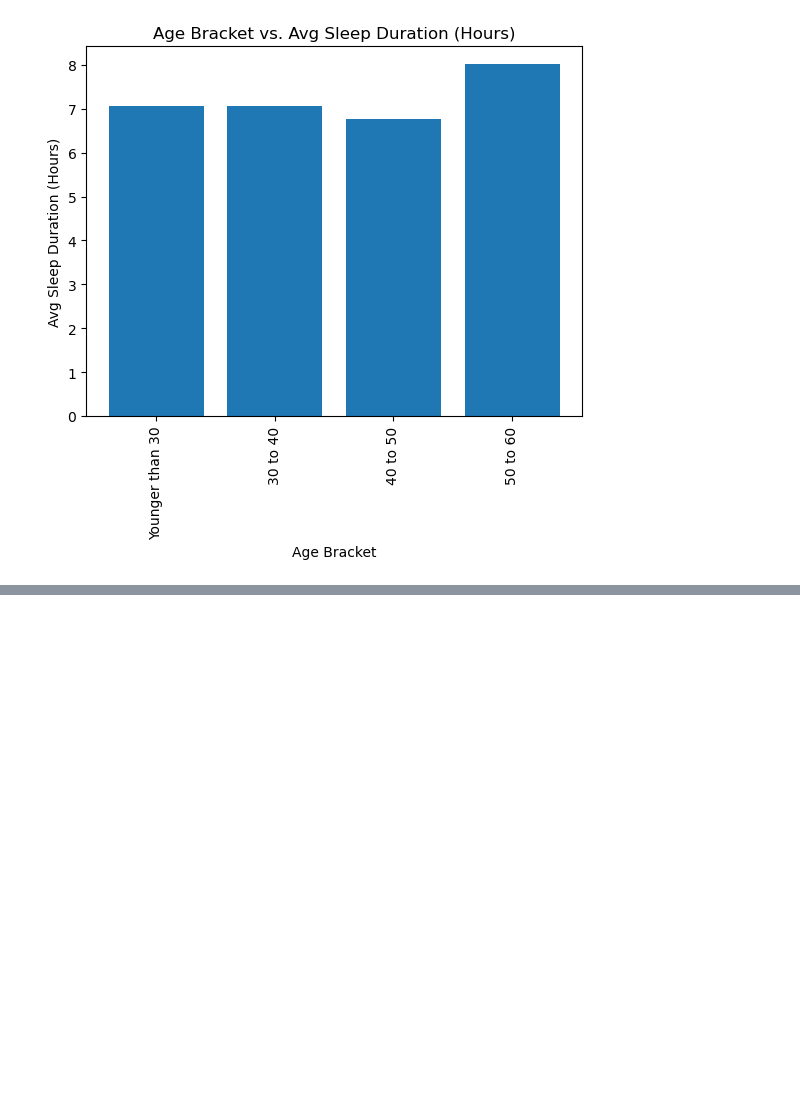
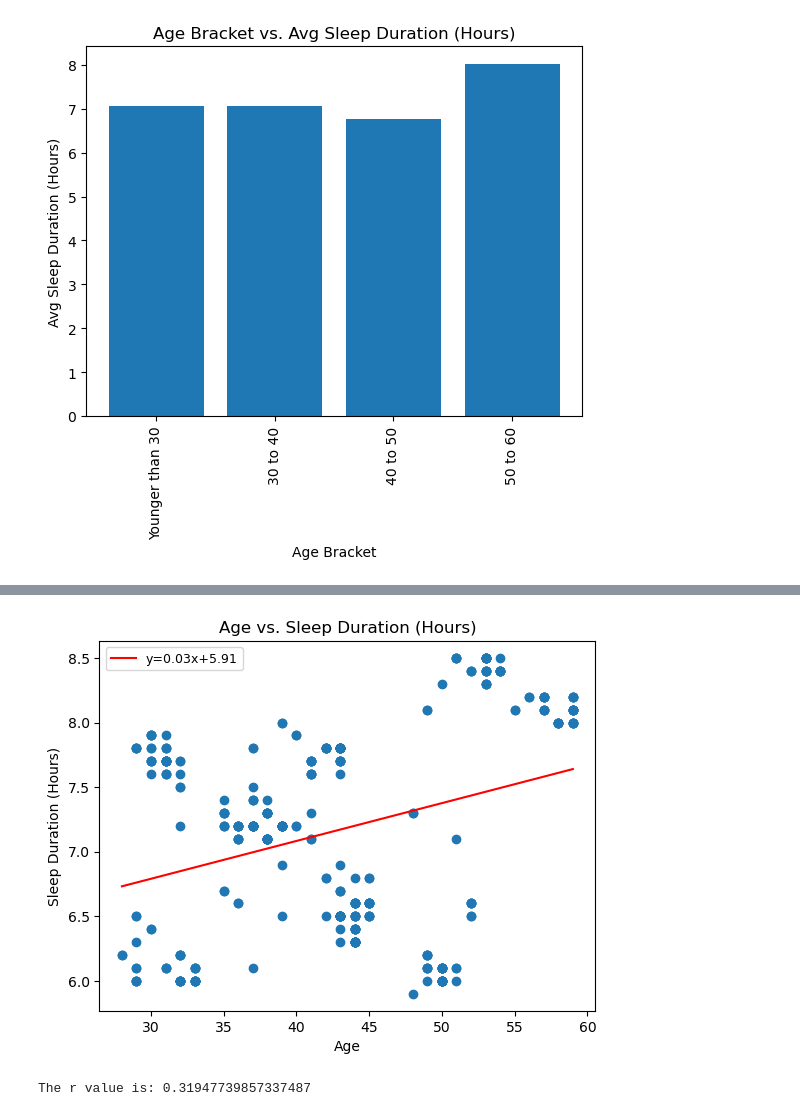
Before and after one commit to johnweissmann/project-1, a Jupyter notebook: main.ipynb, the cells around one changed output, grey strips where cells are left out. Cells and saved outputs as stored; diff of their text form; code cells hidden in the pictures; blank space fills up the shorter version.

```diff
--- a/main.ipynb
+++ b/main.ipynb
@@ -149,0 +160,17 @@ plt.show()
+# %%
+def linear(x,y,title,xlabel,ylabel):
+    (slope, intercept, rvalue, pvalue, stderr) = linregress(x, y)
+    regress_values = x * slope + intercept
+    plt.scatter(x,y)
+    plt.plot(x,regress_values,"r-",label='y={:.2f}x+{:.2f}'.format(slope,intercept))
+    plt.title(title)
+    plt.xlabel(xlabel)
+    plt.ylabel(ylabel)
+    plt.legend(fontsize=9)
+    plt.show()
+    print(f"The r value is: {rvalue}")
+# %%
+linear(sleep_df_clean["Age"],sleep_df_clean['Sleep Duration'],"Age vs. Sleep Duration (Hours)", "Age", "Sleep Duration (Hours)")
+# %% [output]
+[figure, added]
+The r value is: 0.31947739857337487
```
Also changed, not shown: parts of 12 cells of this notebook.
